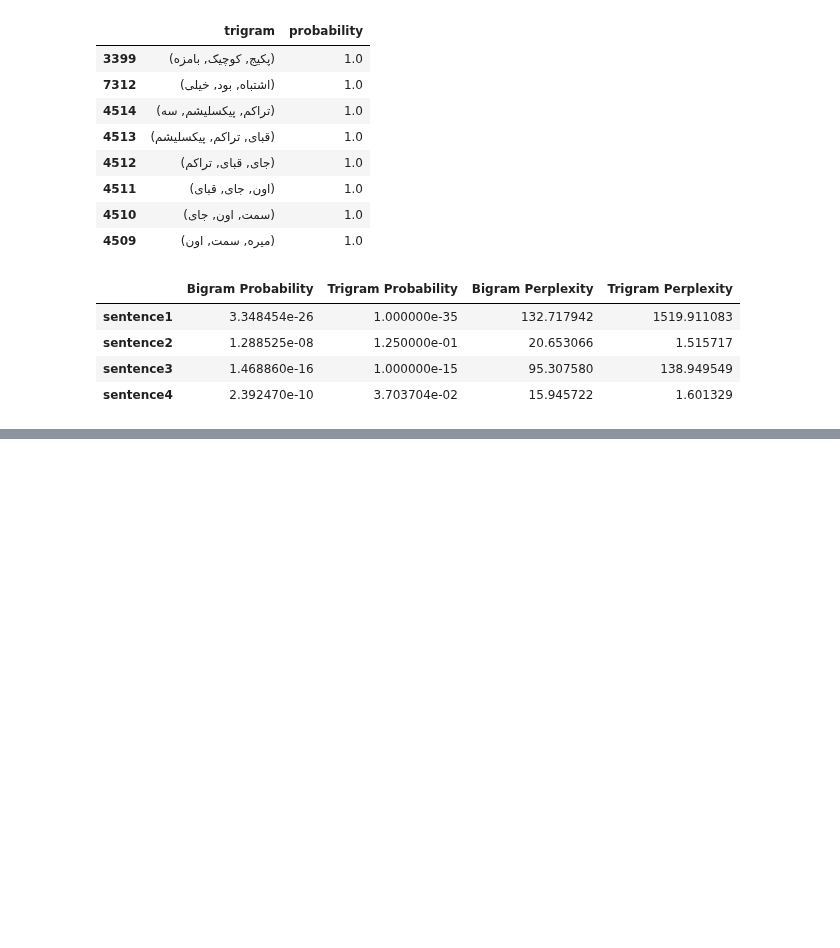
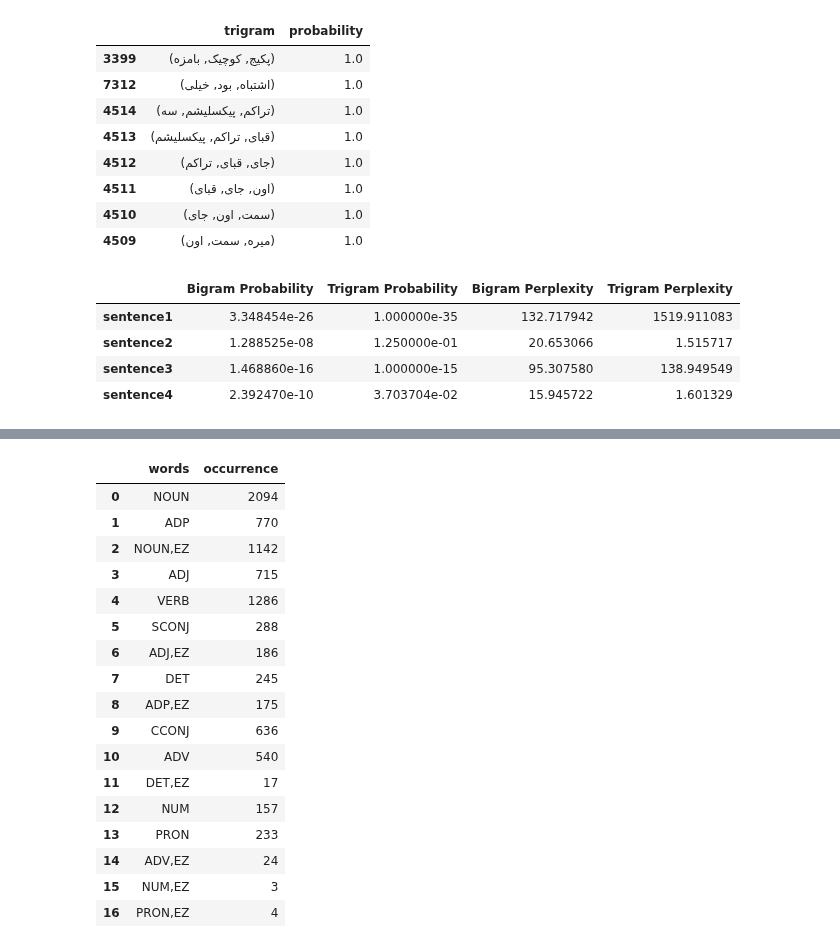
Before and after one commit to pouriaSameti/NLP, a Jupyter notebook: 2-Language model/Language Model.ipynb, the cells around one changed output, grey strips where cells are left out. Cells and saved outputs as stored; diff of their text form; code cells hidden in the pictures; blank space fills up the shorter version.

Commit message:
POS Tagging-> show the occurrences of all tags.

```diff
--- a/2-Language model/Language Model.ipynb
+++ b/2-Language model/Language Model.ipynb
@@ -509,3 +509,10 @@ predicted_sentence_res
 | 1 | از لحاظ جنس جنس خوبی داره | از لحاظ جنس جنس خوبی داره خوبی دا... | 13.826566 | از لحاظ جنس جنس خوبی داره که با ر... | 3.760603 |
 | 2 | حتما پیشنهاد میکنم | حتما پیشنهاد میکنم واقعا از هر لح... | 27.028492 | حتما پیشنهاد میکنم واقعا از هر لح... | 8.250612 |
 | 3 | بعد از چند روز استفاده | بعد از چند روز استفاده می‌کنم واق... | 12.444107 | بعد از چند روز استفاده می‌کنم واق... | 4.211238 |
+# %%
+# Pos Tagging
+from hazm import POSTagger
+
+posTagger = POSTagger(model='pos_tagger.model')
+tagged_all_words = posTagger.tag(tokens = all_words)
+tagged_all_words
@@ -511,0 +537,34 @@ predicted_sentence_res
+# %%
+# count occurrence of all tokens
+
+def get_pos_occurrence(tagged_data: list):
+    pos_counter = {}  #key: pos  value: number of pos occurrence
+    for word, tag in tagged_data:
+        if tag not in pos_counter.keys():
+            pos_counter[tag] = 1
+        else:
+            pos_counter[tag] += 1
+    return pos_counter
+
+pos_counted = get_pos_occurrence(tagged_all_words)
+pos_counted_df = pd.DataFrame(data={'words': pos_counted.keys(), 'occurrence': pos_counted.values()})
+pos_counted_df
+# %% [output]
+|  | words | occurrence |
+| 0 | NOUN | 2094 |
+| 1 | ADP | 770 |
+| 2 | NOUN,EZ | 1142 |
+| 3 | ADJ | 715 |
+| 4 | VERB | 1286 |
+| 5 | SCONJ | 288 |
+| 6 | ADJ,EZ | 186 |
+| 7 | DET | 245 |
+| 8 | ADP,EZ | 175 |
+| 9 | CCONJ | 636 |
+| 10 | ADV | 540 |
+| 11 | DET,EZ | 17 |
+| 12 | NUM | 157 |
+| 13 | PRON | 233 |
+| 14 | ADV,EZ | 24 |
+| 15 | NUM,EZ | 3 |
+| 16 | PRON,EZ | 4 |
```
Also changed, not shown: parts of 1 cell of this notebook.
